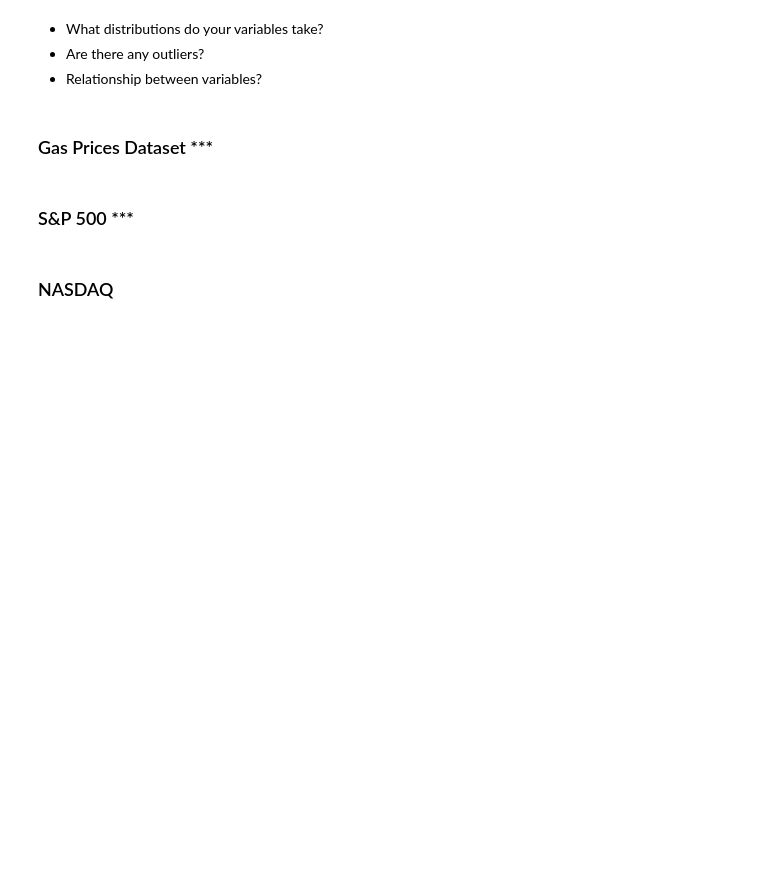
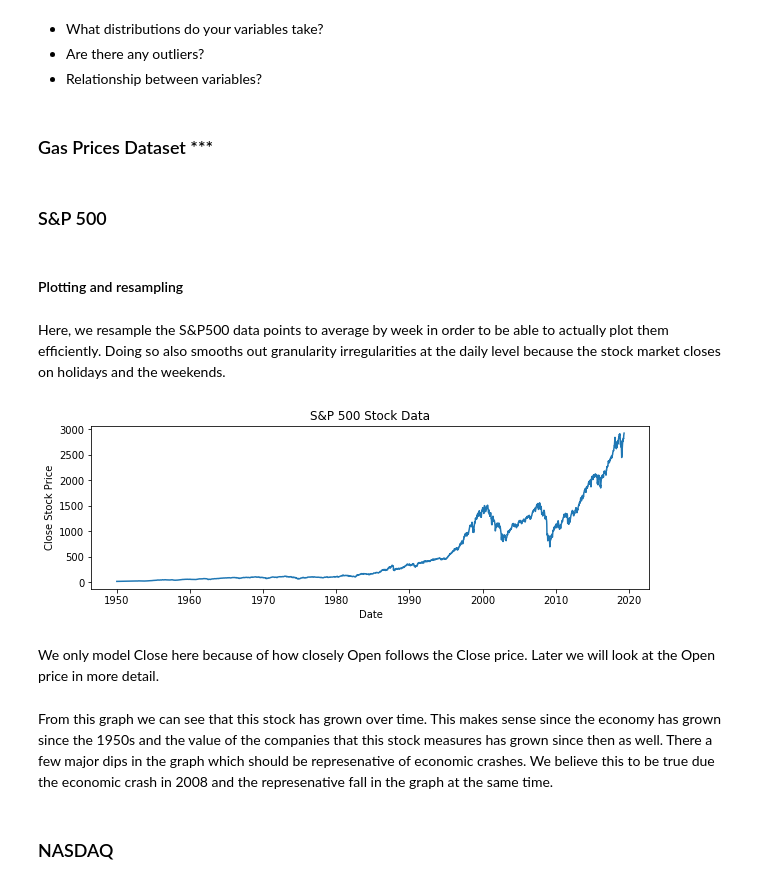
Before and after one commit to Allen-Z-4230/FutureGas, a Jupyter notebook: FinalProject.ipynb, the cells around one changed output. Saved outputs shown, nothing was run; the diff lists cells and outputs as text; code cells hidden in the pictures; blank space fills up the shorter version.

Commit message:
Added S&P 500 data and eda

```diff
--- a/FinalProject.ipynb
+++ b/FinalProject.ipynb
@@ -127,0 +130,3 @@ and performing any transformations that may be required)
+# %%
+df_sp500 = pd.read_csv('future_gas_folder/data/S&P500.csv')
+df_sp500 = df_sp500[['Date','Open', 'Close', 'Adj Close']]
@@ -127,0 +162,2 @@ and performing any transformations that may be required)
+# %%
+df_sp500.index = pd.DatetimeIndex(df_sp500.Date)
@@ -269,7 +322,26 @@ Time granularity is approximately: 30 days 00:00:00
 # %% [markdown]
 ### Gas Prices Dataset ***
 # %% [markdown]
-### S&P 500 ***
+### S&P 500
+# %% [markdown]
+#### Plotting and resampling
+# %% [markdown]
+Here, we resample the S&P500 data points to average by week in order to be able to actually plot them efficiently. Doing so also smooths out granularity irregularities at the daily level because the stock market closes on holidays and the weekends.
+# %%
+df_sp500_weekly = df_sp500['Close'].resample('W').mean()
+
+plt.figure(figsize=(10, 3))
+plt.plot(df_sp500_weekly.index, df_sp500_weekly)
+plt.xlabel('Date')
+plt.ylabel('Close Stock Price')
+plt.title('S&P 500 Stock Data')
+plt.show()
+# %% [output]
+[figure, added]
+# %% [markdown]
+We only model Close here because of how closely Open follows the Close price. Later we will look at the Open price in more detail.
+# %% [markdown]
+From this graph we can see that this stock has grown over time. This makes sense since the economy has grown since the 1950s and the value of the companies that this stock measures has grown since then as well. There a few major dips in the graph which should be represenative of economic crashes. We believe this to be true due the economic crash in 2008 and the represenative fall in the graph at the same time.
 # %% [markdown]
 ### NASDAQ
 # %% [markdown]
```
Also changed, not shown: parts of 16 cells of this notebook, 1 other file.
